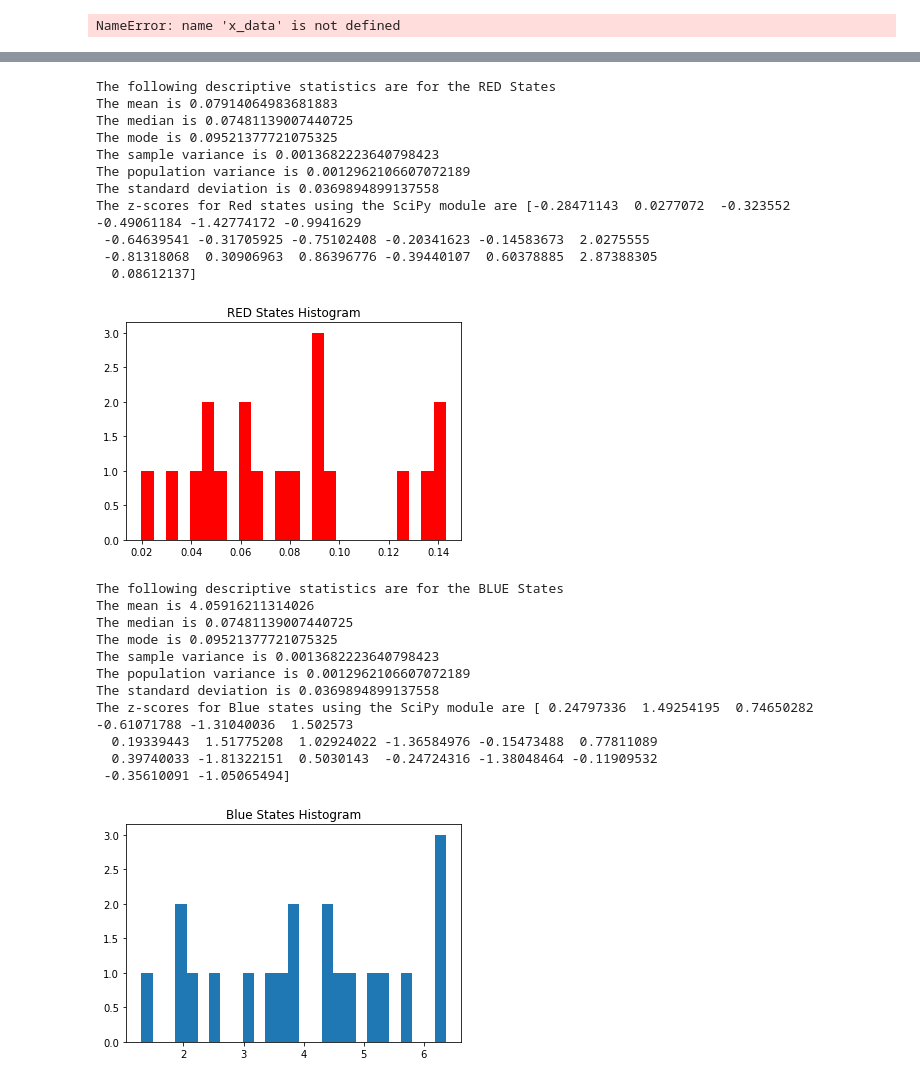
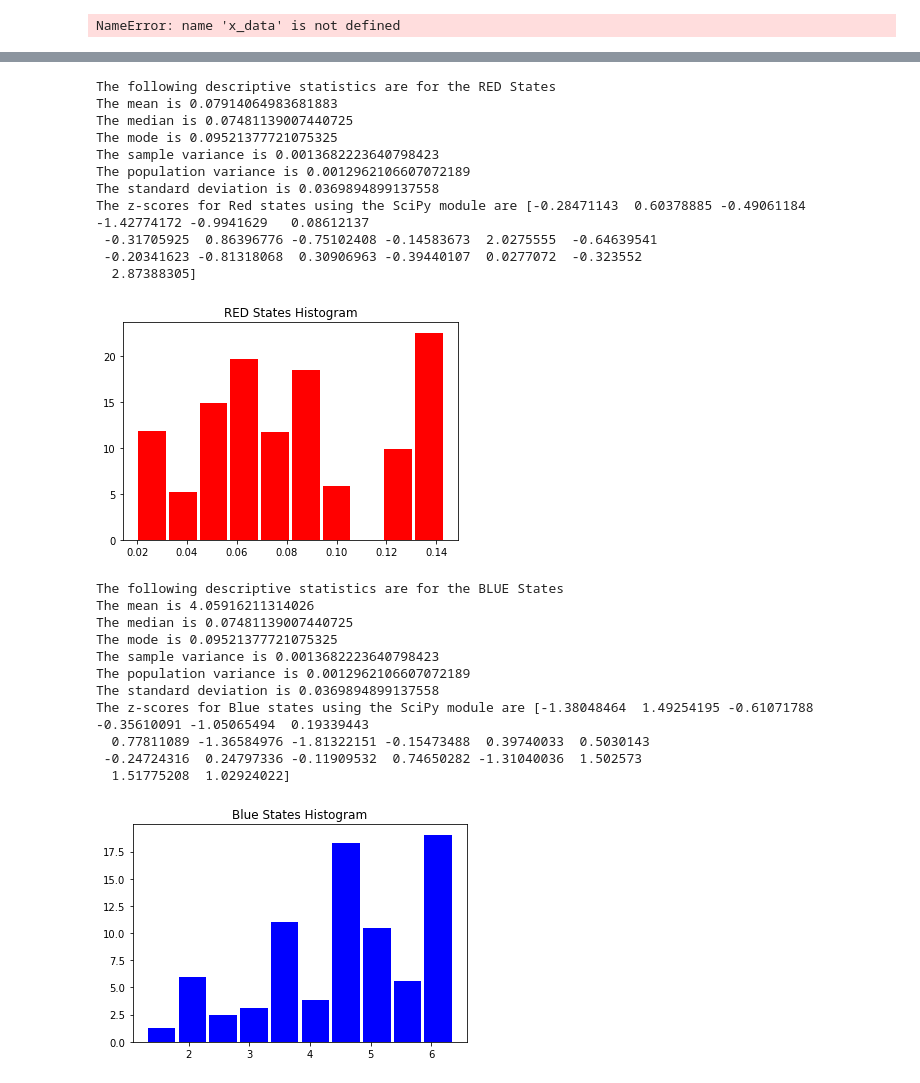
Before and after one commit to gt-data-bootcamp/data-science-bootcamp-project-1, a Jupyter notebook: covid-politics.ipynb, the cells around one changed output, grey strips where cells are left out. Drawn from its saved outputs; the diff is of its cells as text; code cells hidden in the pictures.

```diff
--- a/covid-politics.ipynb
+++ b/covid-politics.ipynb
@@ -418,7 +437,8 @@ r_z_scipy = sts.zscore(red.PercentInfected)
 print(f"The z-scores for Red states using the SciPy module are {r_z_scipy}")
 
 # We plot the histogram and display it in the notebook
-plt.hist(rpiv, bins = 25, color = 'red')
+# plt.hist(rpiv, bins = 25, color = 'red')
+plt.hist(rpiv, color = 'red', rwidth = .9, weights=red.PercentInfected)
 plt.title('RED States Histogram')
 plt.show()
 # %% [output]
@@ -429,11 +449,11 @@ The mode is 0.09521377721075325
 The sample variance is 0.0013682223640798423
 The population variance is 0.0012962106607072189
 The standard deviation is 0.0369894899137558
-The z-scores for Red states using the SciPy module are [-0.28471143  0.0277072  -0.323552   -0.49061184 -1.42774172 -0.9941629
- -0.64639541 -0.31705925 -0.75102408 -0.20341623 -0.14583673  2.0275555
- -0.81318068  0.30906963  0.86396776 -0.39440107  0.60378885  2.87388305
-  0.08612137]
+The z-scores for Red states using the SciPy module are [-0.28471143  0.60378885 -0.49061184 -1.42774172 -0.9941629   0.08612137
+ -0.31705925  0.86396776 -0.75102408 -0.14583673  2.0275555  -0.64639541
+ -0.20341623 -0.81318068  0.30906963 -0.39440107  0.0277072  -0.323552
+  2.87388305]
-[figure, old version]
+[figure, new version]
 # %%
 #BLUE
 
@@ -454,38 +474,39 @@ print("The median is", bluestates_median)
 # The mode is the element that appears the most
 bluestates_mode = sta.mode(rpiv)
 print("The mode is", bluestates_mode)
 
 # The variance measures the spread of a distribution of data.
 bluestates_svariance = sta.variance(rpiv)
 print("The sample variance is", bluestates_svariance)
 
 bluestates_popvariance = sta.pvariance(rpiv)
 print("The population variance is", bluestates_popvariance)
 
 # The standard deviation, specifically, it quantifies the spread
 # or dispersion of a distribution.
 bluestates_sstdev = sta.stdev(rpiv)
 print("The standard deviation is", bluestates_sstdev)
 
 r_z_scipy = sts.zscore(blue.PercentInfected)
 print(f"The z-scores for Blue states using the SciPy module are {r_z_scipy}")
 
 # We plot the histogram and display it in the notebook
-plt.hist(bpiv, bins = 27)
+plt.hist(bpiv, color = 'blue', rwidth = .9, weights=blue.PercentInfected)
+
 plt.title('Blue States Histogram')
 plt.show()
 # %% [output]
 The following descriptive statistics are for the BLUE States
 The mean is 4.05916211314026
 The median is 0.07481139007440725
 The mode is 0.09521377721075325
 The sample variance is 0.0013682223640798423
 The population variance is 0.0012962106607072189
 The standard deviation is 0.0369894899137558
-The z-scores for Blue states using the SciPy module are [ 0.24797336  1.49254195  0.74650282 -0.61071788 -1.31040036  1.502573
-  0.19339443  1.51775208  1.02924022 -1.36584976 -0.15473488  0.77811089
-  0.39740033 -1.81322151  0.5030143  -0.24724316 -1.38048464 -0.11909532
- -0.35610091 -1.05065494]
+The z-scores for Blue states using the SciPy module are [-1.38048464  1.49254195 -0.61071788 -0.35610091 -1.05065494  0.19339443
+  0.77811089 -1.36584976 -1.81322151 -0.15473488  0.39740033  0.5030143
+ -0.24724316  0.24797336 -0.11909532  0.74650282 -1.31040036  1.502573
+  1.51775208  1.02924022]
-[figure, old version]
+[figure, new version]
 # %%
 sts.ttest_ind(rpiv, bpiv, equal_var = False)
```
Also changed, not shown: parts of 15 cells of this notebook, 1 other file.
